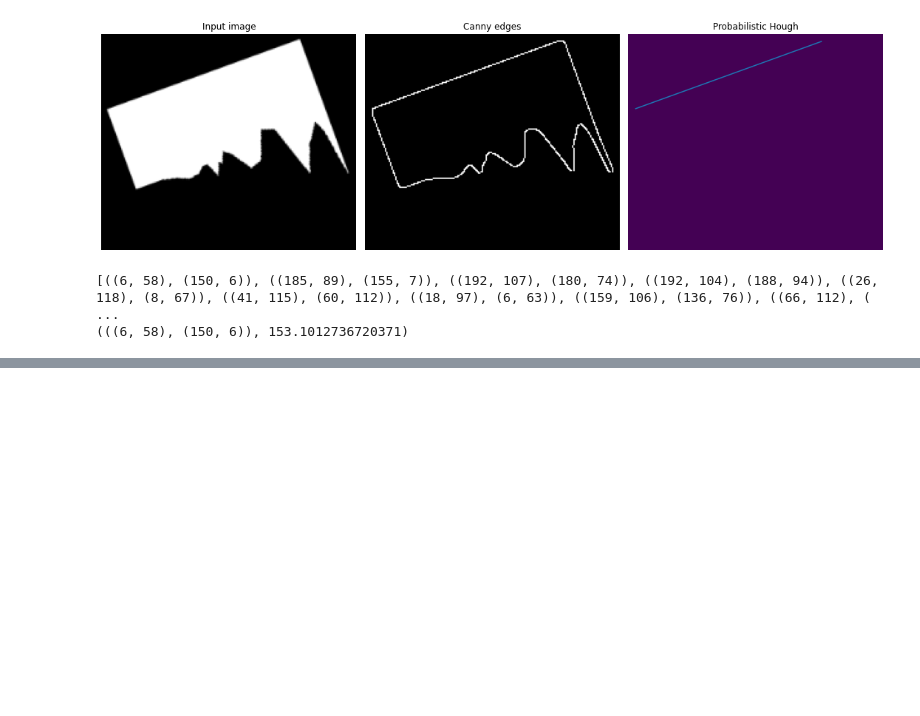
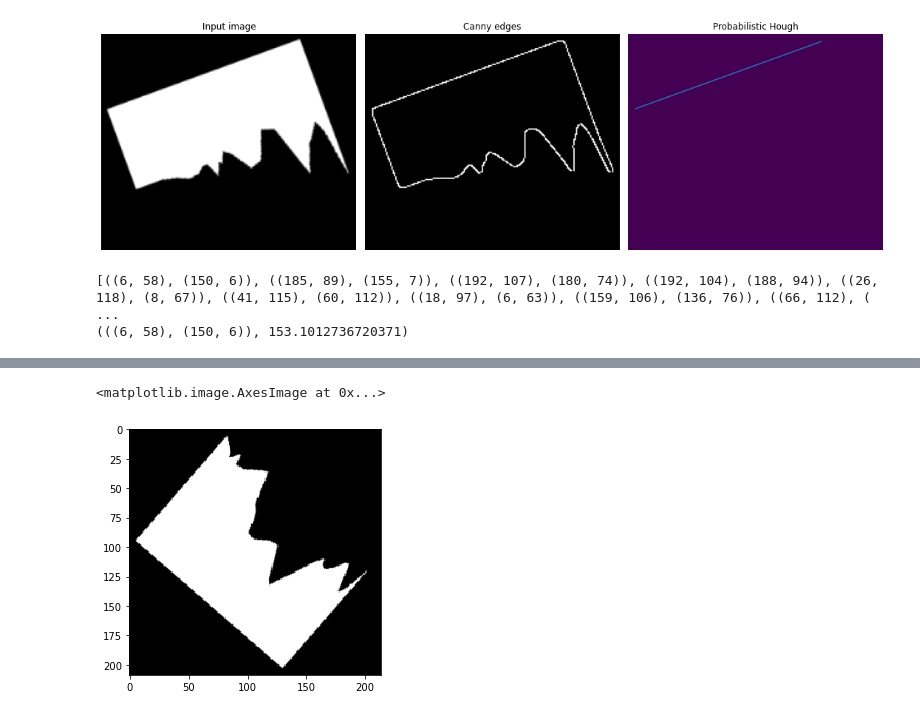
Before and after one commit to LiLatee/PIRO_project1, a Jupyter notebook: main.ipynb, the cells around one changed output, grey strips where cells are left out. Drawn from its saved outputs; the diff is of its cells as text; code cells hidden in the pictures; blank space fills up the shorter version.

```diff
--- a/main.ipynb
+++ b/main.ipynb
@@ -217,7 +217,7 @@ def get_points_with_right_angle_using_angles_of_lines(image):
 
     return points_with_right_angle
 
-def check_if_it_is_right_angle_using_areas_of_neighborhood(image, point, radius=5):
+def check_if_it_is_right_angle_using_areas_of_neighborhood(image, point, radius=5, accuracy=0.03):
     slice_of_image, middle_point = slice_image_in_radius(image, point, radius)
 
     thresh = threshold_otsu(slice_of_image)
@@ -230,8 +230,8 @@ def check_if_it_is_right_angle_using_areas_of_neighborhood(image, point, radius=
     black_area = (radius*2+1)**2-white_area
 
     white_to_black_ratio = white_area/(white_area+black_area)
-
-    return True if compare_2_numbers_with_range(0.27, white_to_black_ratio, 0.03) else False
+#     print(white_to_black_ratio)
+    return True if compare_2_numbers_with_range(0.25, white_to_black_ratio, accuracy) else False
 
 
 def get_points_with_right_angle_using_areas_of_neighborhood(image):
@@ -455,0 +515,63 @@ plt.show()
+# %%
+from skimage.segmentation import clear_border
+n=0
+im = images[n]
+
+def get_baseline_using_corners_order(image, image_path):
+    contour = find_contours(image, level=10)[0]
+    appr_pol = list(approximate_polygon(contour, tolerance=5)[:-1])
+    appr_pol_looped = appr_pol+appr_pol[:2]
+
+    angles = list()
+    for p1,p2,p3 in zip(appr_pol_looped[:-2], appr_pol_looped[1:-1], appr_pol_looped[2:]):
+        line1 = (p1, p2)
+        line2 = (p2, p3)
+#         print("=======")
+#         print(line1)
+#         print(line2)
+        if check_if_perpendicular_lines(line1, line2, accuracy_in_degrees=5):
+            angles.append(np.array([p1, p2, p3]))
+    print("angles")
+    print(np.array(angles))
+    right_angles = list()
+    for angle in angles:
+        if check_if_it_is_right_angle_using_areas_of_neighborhood(image, angle[1], radius=30, accuracy=0.02):
+            right_angles.append(angle)
+    print("right_angles")
+    print(np.array(right_angles))
+    if len(right_angles) == 2:
+        right_angles_in_baseline = right_angles
+        baseline = (right_angles_in_baseline[0][1], right_angles_in_baseline[1][1])
+        return baseline
+    elif len(right_angles) > 2:
+        right_angles.append(right_angles[0])
+        right_angles_in_baseline = list()
+        for p1, p2 in zip(right_angles[:-1], right_angles[1:]):
+            for p11, p22 in zip(appr_pol_looped[:-1], appr_pol_looped[1:]):
+                if p1[1][0] == p11[0] and p1[1][1] == p11[1] and p2[1][0] == p22[0] and p2[1][1] == p22[1]:
+                    right_angles_in_baseline.append(p1)
+                    right_angles_in_baseline.append(p2)
+
+        if len(right_angles_in_baseline) == 2:
+            baseline = (right_angles_in_baseline[0][1], right_angles_in_baseline[1][1])
+            return baseline
+        else:
+#             print("Nie znaleziono podstawy używając kolejności kątów dla obrazu: {0}".format(image_path))
+            return None
+
+baseline = get_baseline_using_corners_order(im, 'image_path')
+print(baseline)
+im = color.gray2rgb(im)
+# print(images_paths[n])
+# print(len(angles))
+# for angle in appr_pol:
+#     print(angle)
+#     rr, cc = circle(angle[0],angle[1], 3)
+#     im[rr, cc] = [255,0,0]
+# io.imshow(im)
+# for im in images:
+#     result = get_baseline_using_corners_order(im, 'image_path')
+#     if result is not None:
+#         print(result)
+io.imshow(im)
+# %% [output]
@@ -455,0 +595,2 @@ plt.show()
+<matplotlib.image.AxesImage at 0x...>
+[figure, added]
```
Also changed, not shown: parts of 8 cells of this notebook.
